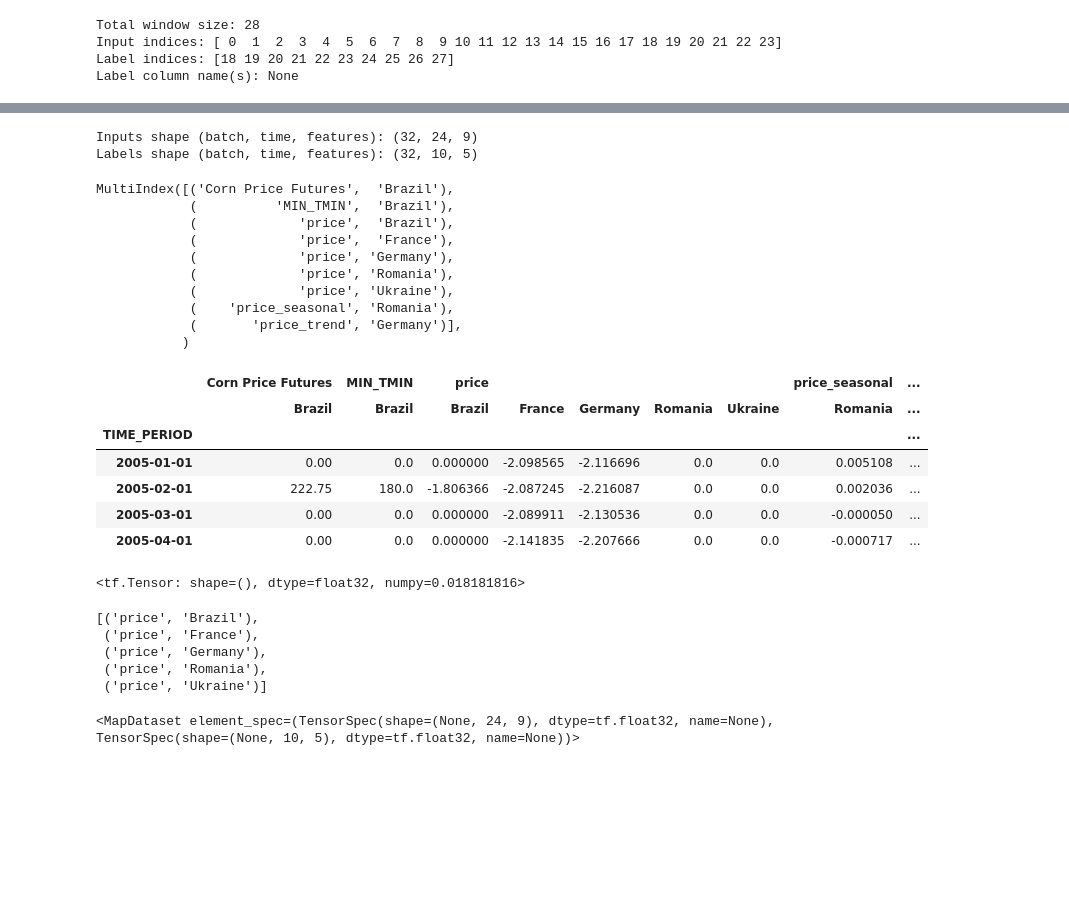
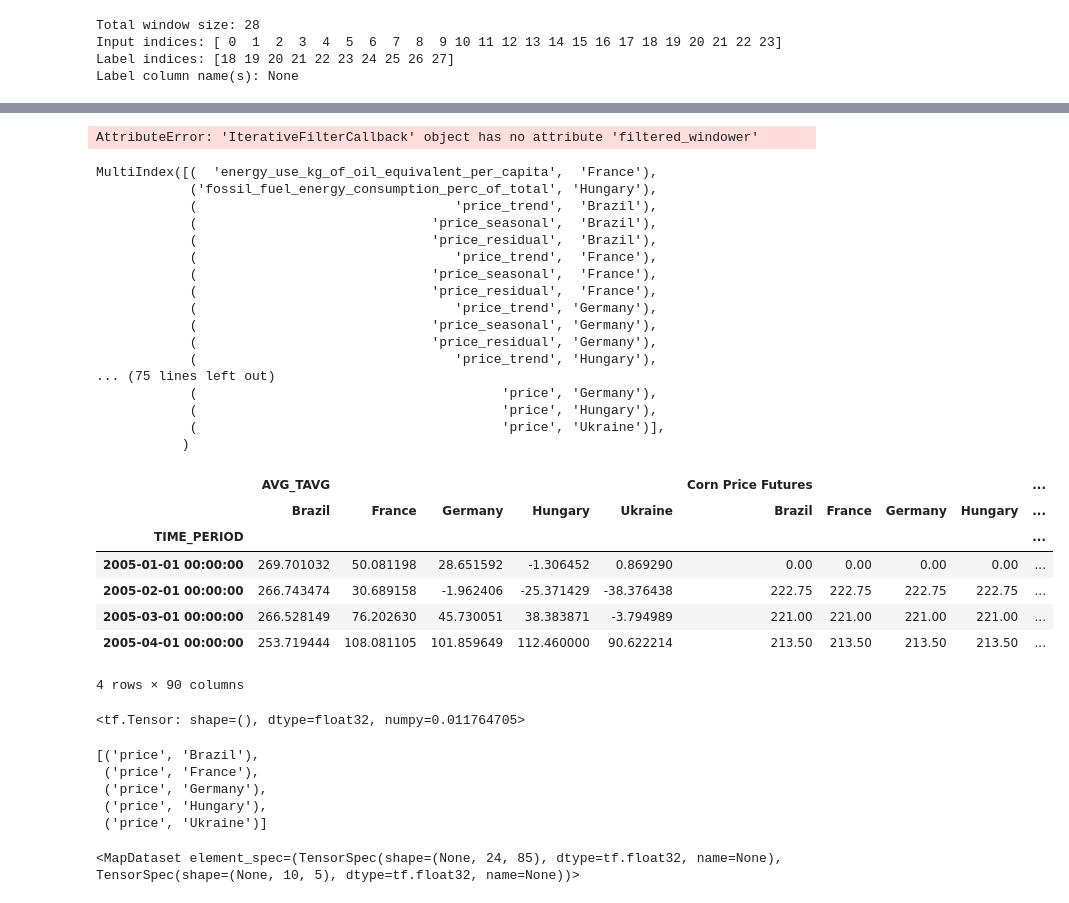
Before and after one commit to Gogonemnem/erasmus-university-rotterdam-assignments, a Jupyter notebook: code/notebooks/Gonem/model.ipynb, the cells around one changed output, grey strips where cells are left out. Cells and saved outputs as stored; diff of their text form; code cells hidden in the pictures; blank space fills up the shorter version.

```diff
--- a/code/notebooks/Gonem/model.ipynb
+++ b/code/notebooks/Gonem/model.ipynb
@@ -57,8 +57,8 @@ class IterativeFilterCallback(tf.keras.callbacks.Callback):
 
         columns = self.windower.train_df.columns[tf.reshape(self.indices, (-1,))]
         # print(columns)
-        columns = self.windower.label_columns + list(columns)
-        columns = sorted(list(set(columns)))
+        columns = list(columns) + self.windower.label_columns
+        # columns = list(set(columns))
         filter = Filter(columns)
 
         filtered_windower = self.windower.copy()
@@ -76,7 +73,7 @@ cwd = pathlib.Path.cwd()
 code_directory = cwd.parents[1]
 
 bas_directory = code_directory / "notebooks" / "Bas"
-data_file = bas_directory / "df_filtered_maize_trade_oil_weather_futures.xlsx"
+data_file = bas_directory / "cadeautjevoorGonemenLiza.xlsx"
 data_file
 
 
@@ -126,7 +123,7 @@ label_width = 10
 shift = 4
 
 w = WindowGenerator(input_width=width, label_width=label_width, shift=shift, data=df,
-                    split=[0, 0.6, 0.85, 1])
+                    split=[0, 0.6, 0.85, 1], remove_labels=True)
 w.preprocess(stl_preprocessor)
 w
 # %% [output]
@@ -225,13 +170,16 @@ class FeedBack(tf.keras.Model):
 # %%
-from model import Model
+from model import EncoderDecoder, Feedback, SingleShot
 len(label_columns)
-m = FeedBack(pred_features=5, units=32, out_steps=label_width)
+m = FeedBack(out_steps=label_width, number_of_features=5, units=128, blocks=5, heads=8)
+# m = EncoderDecoder(out_steps=label_width, number_of_features=5, units=128, blocks=5, heads=8)
+# m = Model(num_feature_prediction=5, out_steps=label_width)
+# m = SingleShot(out_steps=label_width, number_of_features=5, units=128, blocks=5, heads=8)
 m.compile(
     loss='mse',
     metrics=['mae', 'mse', 'mape'],
     run_eagerly=False,
     )
 
-filter_callback = IterativeFilterCallback(w, model_class=Model, iterations=1)
-m.fit(w.train, batch_size=32, epochs=100, validation_data=w.val, callbacks=[filter_callback])
+filter_callback = IterativeFilterCallback(w, model_class=Model, iterations=1, threshold=85)
+m.fit(w.train, batch_size=32, epochs=5, validation_data=w.val)#, callbacks=[filter_callback])
 # %% [output]
@@ -258,46 +199,53 @@ for example_inputs, example_labels in filter_callback.filtered_windower.train.ta
     print(f'Inputs shape (batch, time, features): {example_inputs.shape}')
     print(f'Labels shape (batch, time, features): {example_labels.shape}')
 # %% [output]
-Inputs shape (batch, time, features): (32, 24, 9)
-Labels shape (batch, time, features): (32, 10, 5)
+AttributeError: 'IterativeFilterCallback' object has no attribute 'filtered_windower'
 # %%
 print(filter_callback.filtered_windower.train_df.columns)
-filter_callback.filtered_windower.train_df.head(4)
+filter_callback.filtered_windower.train_df.sort_index(axis=1).head(4)
 # %% [output]
-MultiIndex([('Corn Price Futures',  'Brazil'),
-            (          'MIN_TMIN',  'Brazil'),
-            (             'price',  'Brazil'),
-            (             'price',  'France'),
-            (             'price', 'Germany'),
-            (             'price', 'Romania'),
-            (             'price', 'Ukraine'),
-            (    'price_seasonal', 'Romania'),
-            (       'price_trend', 'Germany')],
+MultiIndex([(  'energy_use_kg_of_oil_equivalent_per_capita',  'France'),
+            ('fossil_fuel_energy_consumption_perc_of_total', 'Hungary'),
+            (                                 'price_trend',  'Brazil'),
+            (                              'price_seasonal',  'Brazil'),
+            (                              'price_residual',  'Brazil'),
+            (                                 'price_trend',  'France'),
+            (                              'price_seasonal',  'France'),
+            (                              'price_residual',  'France'),
+            (                                 'price_trend', 'Germany'),
+            (                              'price_seasonal', 'Germany'),
+            (                              'price_residual', 'Germany'),
+            (                                 'price_trend', 'Hungary'),
+... (75 lines left out)
+            (                                       'price', 'Germany'),
+            (                                       'price', 'Hungary'),
+            (                                       'price', 'Ukraine')],
            )
-|  | Corn Price Futures | MIN_TMIN | price |  |  |  |  | price_seasonal | ... |
-|  | Brazil | Brazil | Brazil | France | Germany | Romania | Ukraine | Romania | ... |
-| TIME_PERIOD |  |  |  |  |  |  |  |  | ... |
-| 2005-01-01 | 0.00 | 0.0 | 0.000000 | -2.098565 | -2.116696 | 0.0 | 0.0 | 0.005108 | ... |
-| 2005-02-01 | 222.75 | 180.0 | -1.806366 | -2.087245 | -2.216087 | 0.0 | 0.0 | 0.002036 | ... |
-| 2005-03-01 | 0.00 | 0.0 | 0.000000 | -2.089911 | -2.130536 | 0.0 | 0.0 | -0.000050 | ... |
-| 2005-04-01 | 0.00 | 0.0 | 0.000000 | -2.141835 | -2.207666 | 0.0 | 0.0 | -0.000717 | ... |
+|  | AVG_TAVG |  |  |  |  | Corn Price Futures |  |  |  | ... |
+|  | Brazil | France | Germany | Hungary | Ukraine | Brazil | France | Germany | Hungary | ... |
+| TIME_PERIOD |  |  |  |  |  |  |  |  |  | ... |
+| 2005-01-01 00:00:00 | 269.701032 | 50.081198 | 28.651592 | -1.306452 | 0.869290 | 0.00 | 0.00 | 0.00 | 0.00 | ... |
+| 2005-02-01 00:00:00 | 266.743474 | 30.689158 | -1.962406 | -25.371429 | -38.376438 | 222.75 | 222.75 | 222.75 | 222.75 | ... |
+| 2005-03-01 00:00:00 | 266.528149 | 76.202630 | 45.730051 | 38.383871 | -3.794989 | 221.00 | 221.00 | 221.00 | 221.00 | ... |
+| 2005-04-01 00:00:00 | 253.719444 | 108.081105 | 101.859649 | 112.460000 | 90.622214 | 213.50 | 213.50 | 213.50 | 213.50 | ... |
+4 rows × 90 columns
 # %%
 filter_callback.threshold
 # %% [output]
-<tf.Tensor: shape=(), dtype=float32, numpy=0.018181816>
+<tf.Tensor: shape=(), dtype=float32, numpy=0.011764705>
 # %%
 w.label_columns
 # %% [output]
 [('price', 'Brazil'),
  ('price', 'France'),
  ('price', 'Germany'),
- ('price', 'Romania'),
+ ('price', 'Hungary'),
  ('price', 'Ukraine')]
 # %%
 w = filter_callback.filtered_windower
 w.train
 # %% [output]
-<MapDataset element_spec=(TensorSpec(shape=(None, 24, 9), dtype=tf.float32, name=None), TensorSpec(shape=(None, 10, 5), dtype=tf.float32, name=None))>
+<MapDataset element_spec=(TensorSpec(shape=(None, 24, 85), dtype=tf.float32, name=None), TensorSpec(shape=(None, 10, 5), dtype=tf.float32, name=None))>
 # %%
 w = filter_callback.filtered_windower
 # w.column_indices
```
Also changed, not shown: parts of 22 cells of this notebook, 4 other files.
